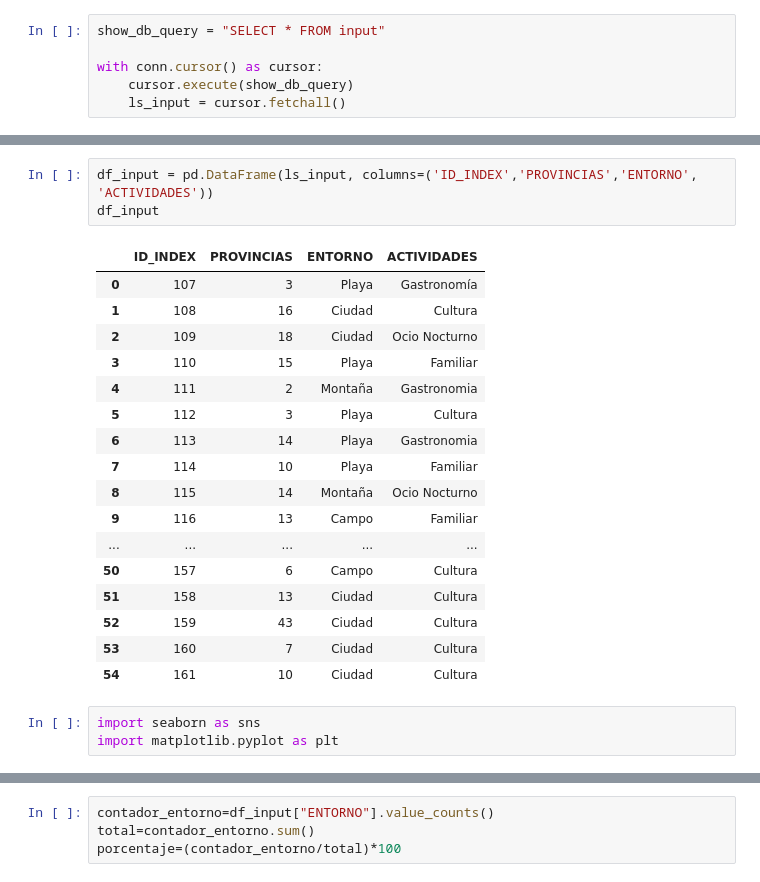
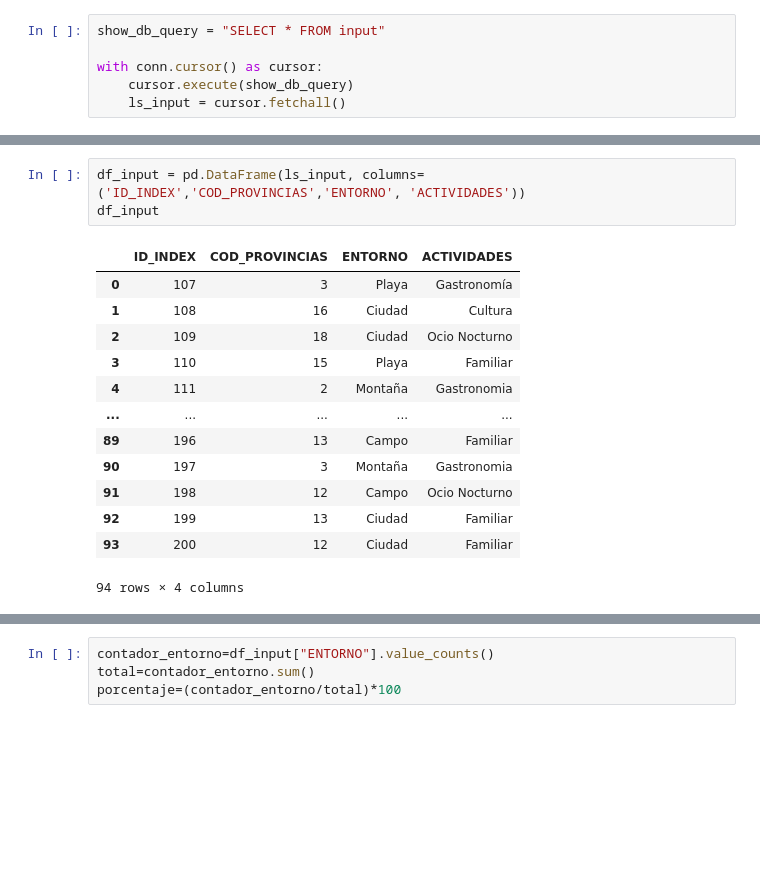
Before and after one commit to Wallace-80/DESAFIO_Data, a Jupyter notebook: src/notebook/ver base de datos.ipynb, the cells around one changed output, grey strips where cells are left out. Cells and saved outputs as stored; diff of their text form; blank space fills up the shorter version.

```diff
--- a/src/notebook/ver base de datos.ipynb
+++ b/src/notebook/ver base de datos.ipynb
@@ -57,24 +60,17 @@ ls_input
 # %%
-df_input = pd.DataFrame(ls_input, columns=('ID_INDEX','PROVINCIAS','ENTORNO', 'ACTIVIDADES'))
+df_input = pd.DataFrame(ls_input, columns=('ID_INDEX','COD_PROVINCIAS','ENTORNO', 'ACTIVIDADES'))
 df_input
 # %% [output]
-|  | ID_INDEX | PROVINCIAS | ENTORNO | ACTIVIDADES |
+|  | ID_INDEX | COD_PROVINCIAS | ENTORNO | ACTIVIDADES |
 | 0 | 107 | 3 | Playa | Gastronomía |
 | 1 | 108 | 16 | Ciudad | Cultura |
 | 2 | 109 | 18 | Ciudad | Ocio Nocturno |
 | 3 | 110 | 15 | Playa | Familiar |
 | 4 | 111 | 2 | Montaña | Gastronomia |
-| 5 | 112 | 3 | Playa | Cultura |
-| 6 | 113 | 14 | Playa | Gastronomia |
-| 7 | 114 | 10 | Playa | Familiar |
-| 8 | 115 | 14 | Montaña | Ocio Nocturno |
-| 9 | 116 | 13 | Campo | Familiar |
 | ... | ... | ... | ... | ... |
-| 50 | 157 | 6 | Campo | Cultura |
-| 51 | 158 | 13 | Ciudad | Cultura |
-| 52 | 159 | 43 | Ciudad | Cultura |
-| 53 | 160 | 7 | Ciudad | Cultura |
-| 54 | 161 | 10 | Ciudad | Cultura |
+| 89 | 196 | 13 | Campo | Familiar |
+| 90 | 197 | 3 | Montaña | Gastronomia |
+| 91 | 198 | 12 | Campo | Ocio Nocturno |
+| 92 | 199 | 13 | Ciudad | Familiar |
+| 93 | 200 | 12 | Ciudad | Familiar |
+94 rows × 4 columns
-# %%
-import seaborn as sns
-import matplotlib.pyplot as plt
```
Also changed, not shown: parts of 20 cells of this notebook.
